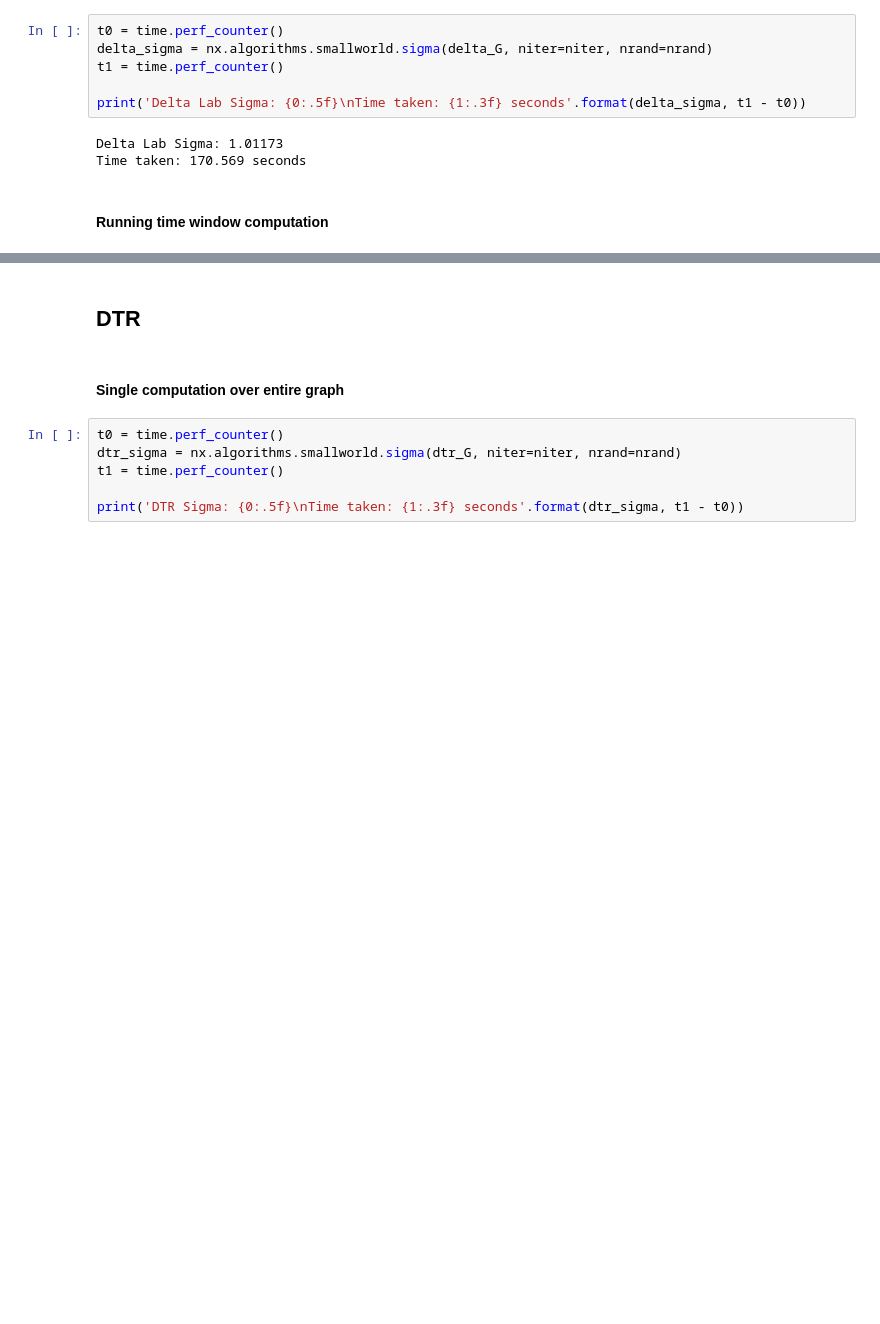
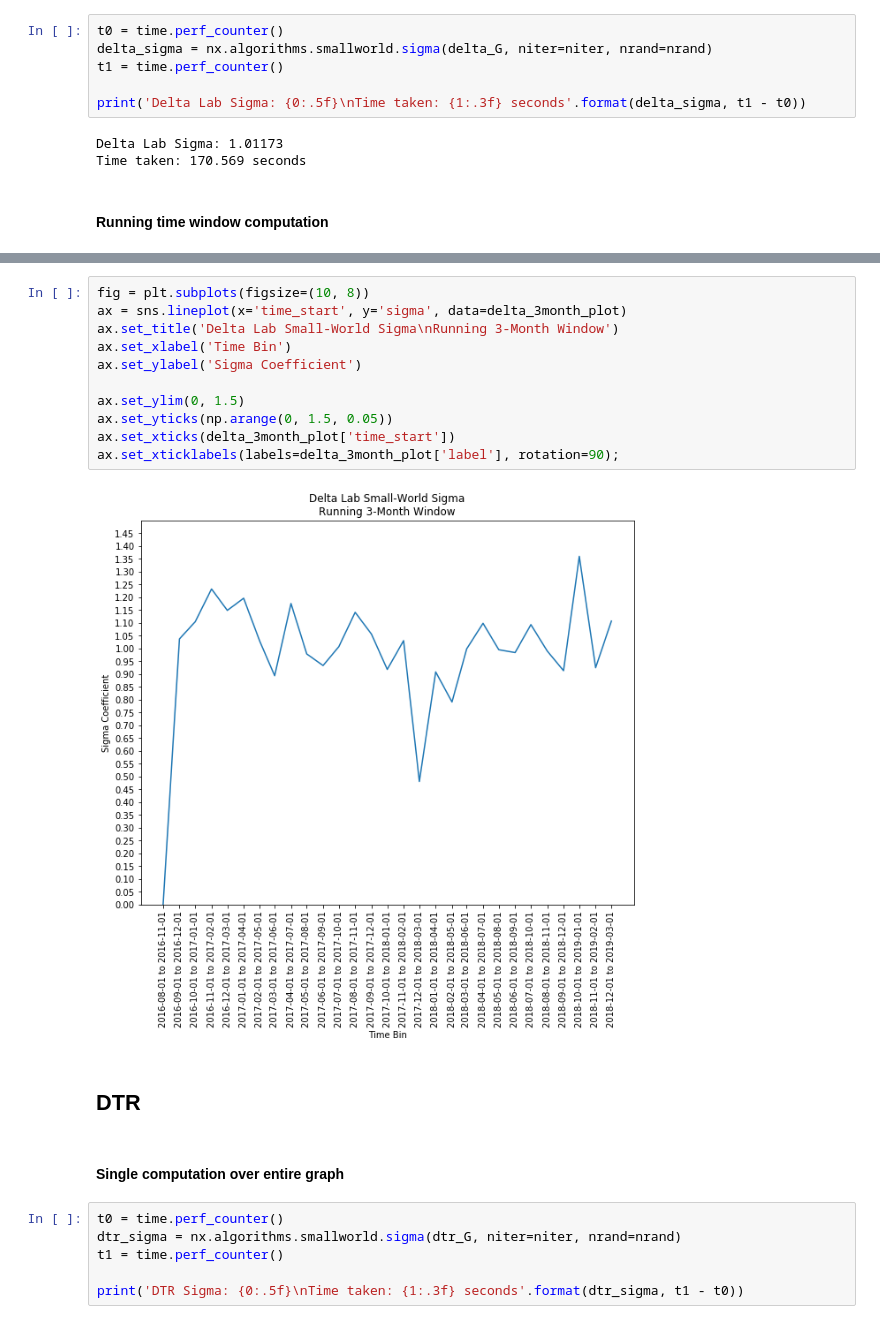
Before and after one commit to NUDelta/pair-research-matching-alg, a Jupyter notebook: network_analysis/NetworkAnalysis.ipynb, the cells around one changed output, grey strips where cells are left out. Saved outputs shown, nothing was run; the diff lists cells and outputs as text; blank space fills up the shorter version.

```diff
--- a/network_analysis/NetworkAnalysis.ipynb
+++ b/network_analysis/NetworkAnalysis.ipynb
@@ -642,3 +617,16 @@ sns.lineplot(x='time_start', y='sigma', data=delta_3month_plot)
+# %%
+fig = plt.subplots(figsize=(10, 8))
+ax = sns.lineplot(x='time_start', y='sigma', data=delta_3month_plot)
+ax.set_title('Delta Lab Small-World Sigma\nRunning 3-Month Window')
+ax.set_xlabel('Time Bin')
+ax.set_ylabel('Sigma Coefficient')
+
+ax.set_ylim(0, 1.5)
+ax.set_yticks(np.arange(0, 1.5, 0.05))
+ax.set_xticks(delta_3month_plot['time_start'])
+ax.set_xticklabels(labels=delta_3month_plot['label'], rotation=90);
+# %% [output]
+[figure, added]
 # %% [markdown]
 ## DTR
 # %% [markdown]
```
Also changed, not shown: parts of 62 cells of this notebook, 1 other file.
